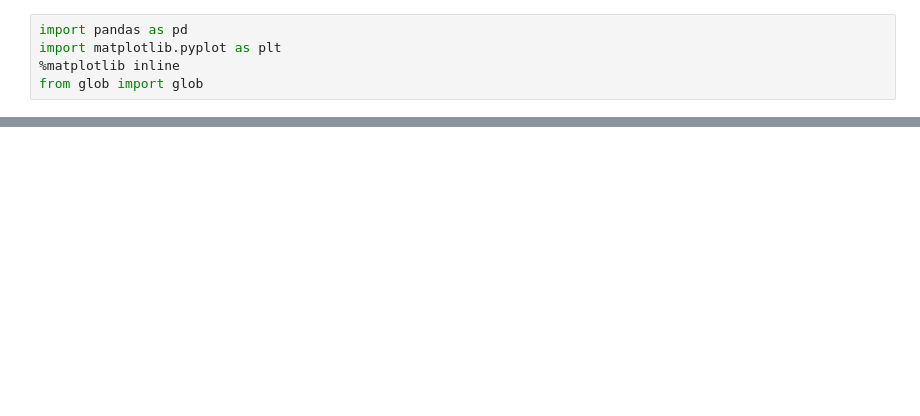
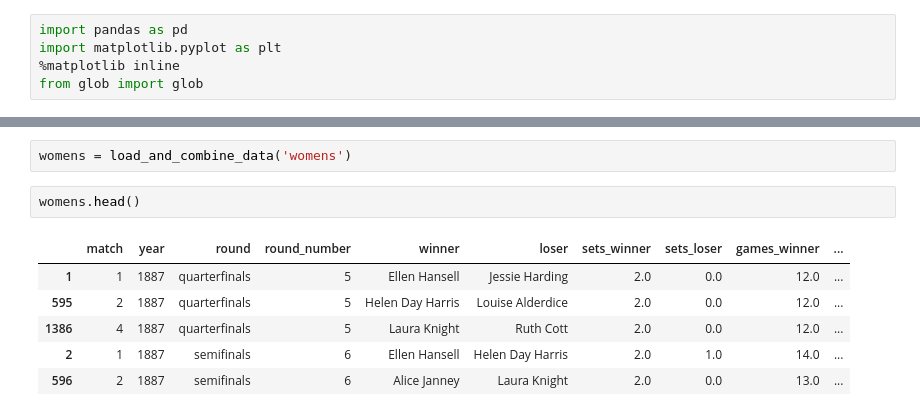
Before and after one commit to martiningram/all_time_slam_elo, a Jupyter notebook: Check derived data.ipynb, the cells around one changed output, grey strips where cells are left out. Cells and saved outputs as stored; diff of their text form; blank space fills up the shorter version.

```diff
--- a/Check derived data.ipynb
+++ b/Check derived data.ipynb
@@ -35,0 +42,11 @@ for cur_tourney in all_loaded['tourney_name'].unique():
+# %%
+womens = load_and_combine_data('womens')
+# %%
+womens.head()
+# %% [output]
+|  | match | year | round | round_number | winner | loser | sets_winner | sets_loser | games_winner | ... |
+| 1 | 1 | 1887 | quarterfinals | 5 | Ellen Hansell | Jessie Harding | 2.0 | 0.0 | 12.0 | ... |
+| 595 | 2 | 1887 | quarterfinals | 5 | Helen Day Harris | Louise Alderdice | 2.0 | 0.0 | 12.0 | ... |
+| 1386 | 4 | 1887 | quarterfinals | 5 | Laura Knight | Ruth Cott | 2.0 | 0.0 | 12.0 | ... |
+| 2 | 1 | 1887 | semifinals | 6 | Ellen Hansell | Helen Day Harris | 2.0 | 1.0 | 14.0 | ... |
+| 596 | 2 | 1887 | semifinals | 6 | Alice Janney | Laura Knight | 2.0 | 0.0 | 13.0 | ... |
```
Also changed, not shown: parts of 4 cells of this notebook, 6 other files.
